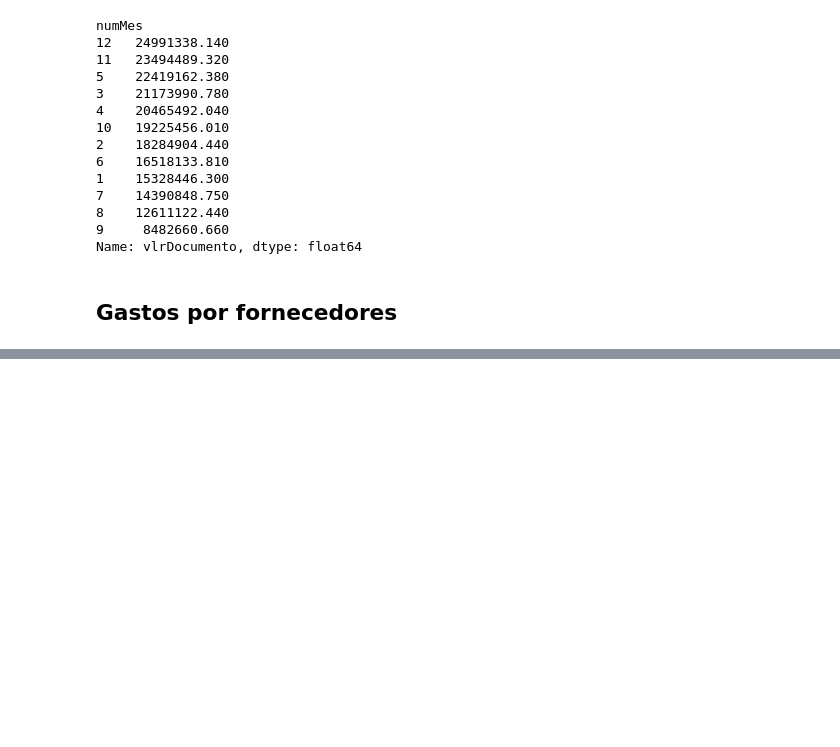
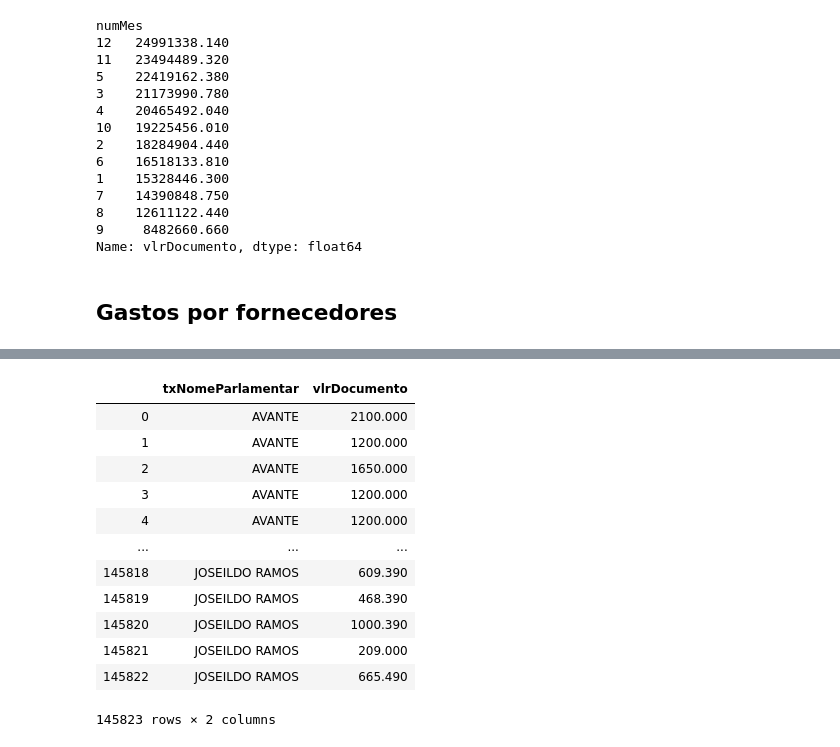
Before and after one commit to instituto-hub/Bootcamp-Ciencia-de-Dados, a Jupyter notebook: Turma #1/gasto_deputados.ipynb, the cells around one changed output, grey strips where cells are left out. Drawn from its saved outputs; the diff is of its cells as text; code cells hidden in the pictures; blank space fills up the shorter version.

```diff
--- a/Turma #1/gasto_deputados.ipynb
+++ b/Turma #1/gasto_deputados.ipynb
@@ -181,0 +259,16 @@ gastos_fornecedores.
+# %%
+data_2019[['txNomeParlamentar', 'vlrDocumento']]
+# %% [output]
+|  | txNomeParlamentar | vlrDocumento |
+| 0 | AVANTE | 2100.000 |
+| 1 | AVANTE | 1200.000 |
+| 2 | AVANTE | 1650.000 |
+| 3 | AVANTE | 1200.000 |
+| 4 | AVANTE | 1200.000 |
+| ... | ... | ... |
+| 145818 | JOSEILDO RAMOS | 609.390 |
+| 145819 | JOSEILDO RAMOS | 468.390 |
+| 145820 | JOSEILDO RAMOS | 1000.390 |
+| 145821 | JOSEILDO RAMOS | 209.000 |
+| 145822 | JOSEILDO RAMOS | 665.490 |
+145823 rows × 2 columns
```
Also changed, not shown: parts of 21 cells of this notebook.
